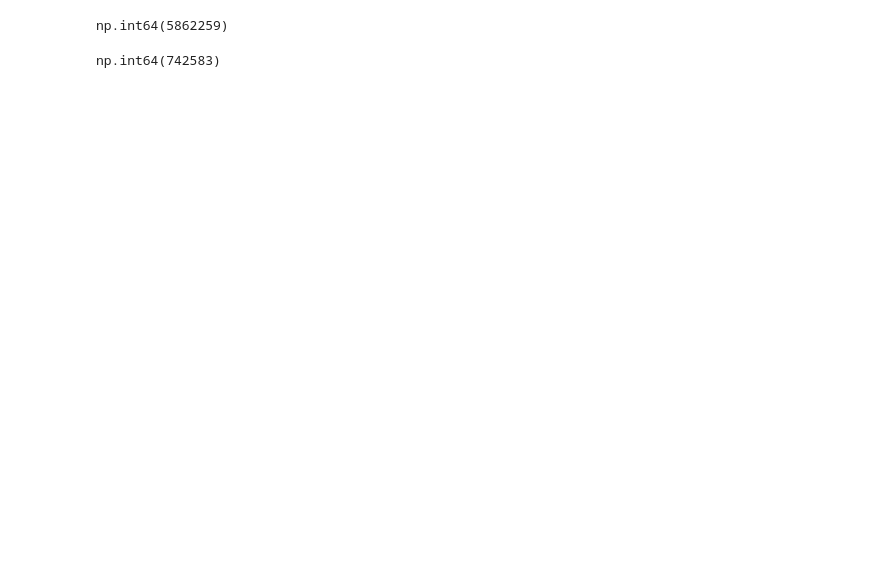
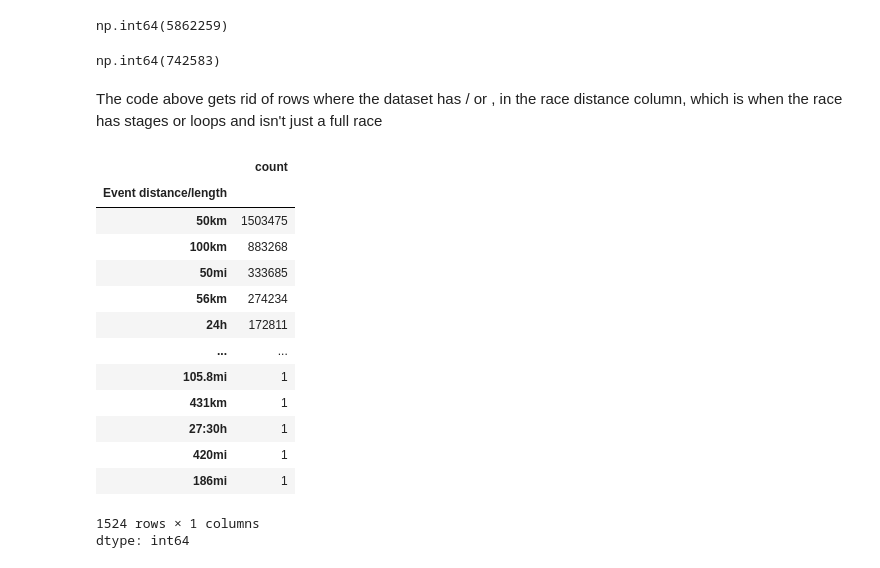
Before and after one commit to kendall-lucas25/women_endurance, a Jupyter notebook: DTSC_220_Final.ipynb, the cells around one changed output. Cells and saved outputs as stored; diff of their text form; code cells hidden in the pictures; blank space fills up the shorter version.

```diff
--- a/DTSC_220_Final.ipynb
+++ b/DTSC_220_Final.ipynb
@@ -279,3 +290,25 @@ np.int64(5862259)
 df['Event distance/length'].str.contains('mi').sum()
 # %% [output]
 np.int64(742583)
+# %%
+df = df.loc[~((df['Event distance/length'].str.contains('/')) | (df['Event distance/length'].str.contains(',')) | (df['Event distance/length'].str.contains('Split')))]
+# %% [markdown]
+The code above gets rid of rows where the dataset has / or , in the race distance column, which is when the race has stages or loops and isn't just a full race
+# %%
+df['Event distance/length'].value_counts()
+# %% [output]
+|  | count |
+| Event distance/length |  |
+| 50km | 1503475 |
+| 100km | 883268 |
+| 50mi | 333685 |
+| 56km | 274234 |
+| 24h | 172811 |
+| ... | ... |
+| 105.8mi | 1 |
+| 431km | 1 |
+| 27:30h | 1 |
+| 420mi | 1 |
+| 186mi | 1 |
+1524 rows × 1 columns
+dtype: int64
```
Also changed, not shown: parts of 15 cells of this notebook.
